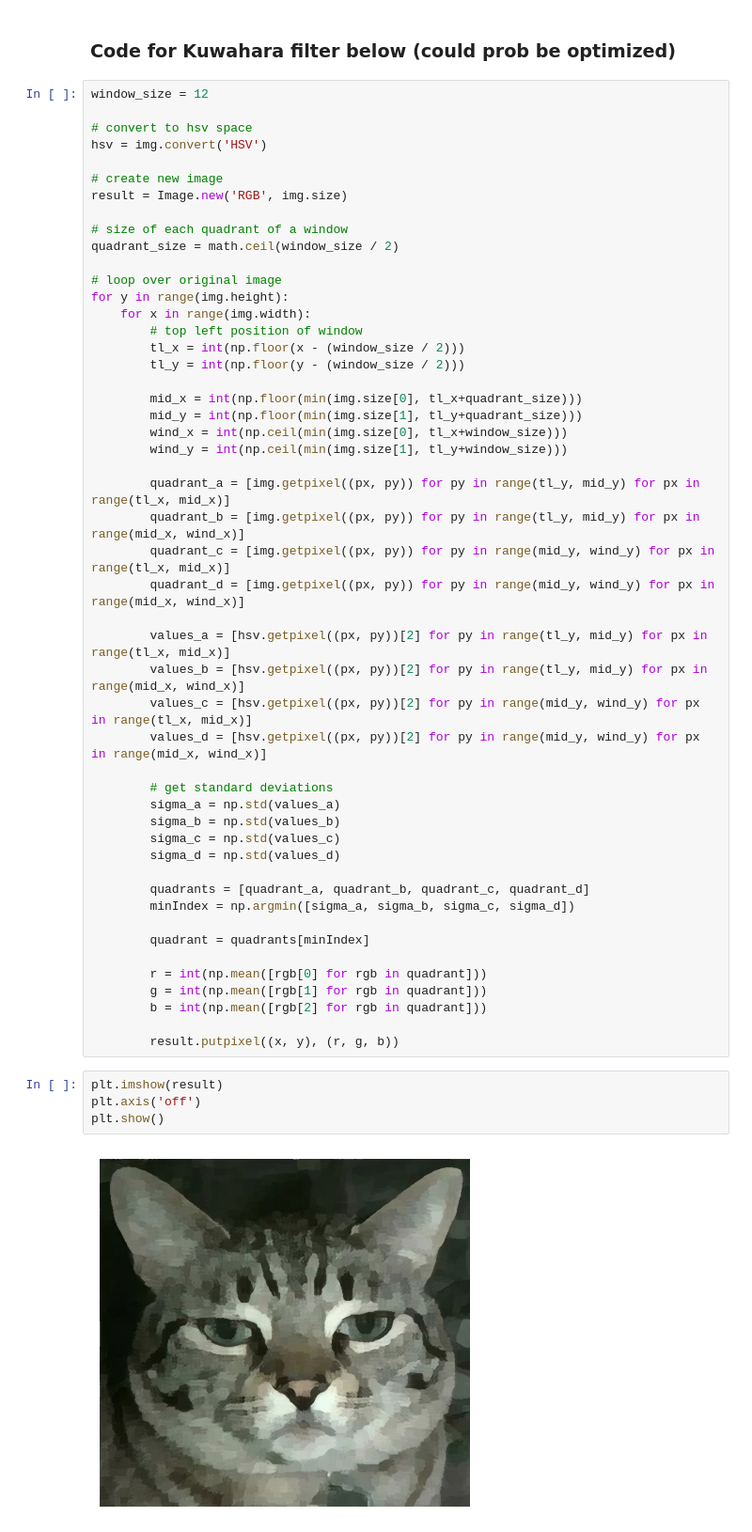
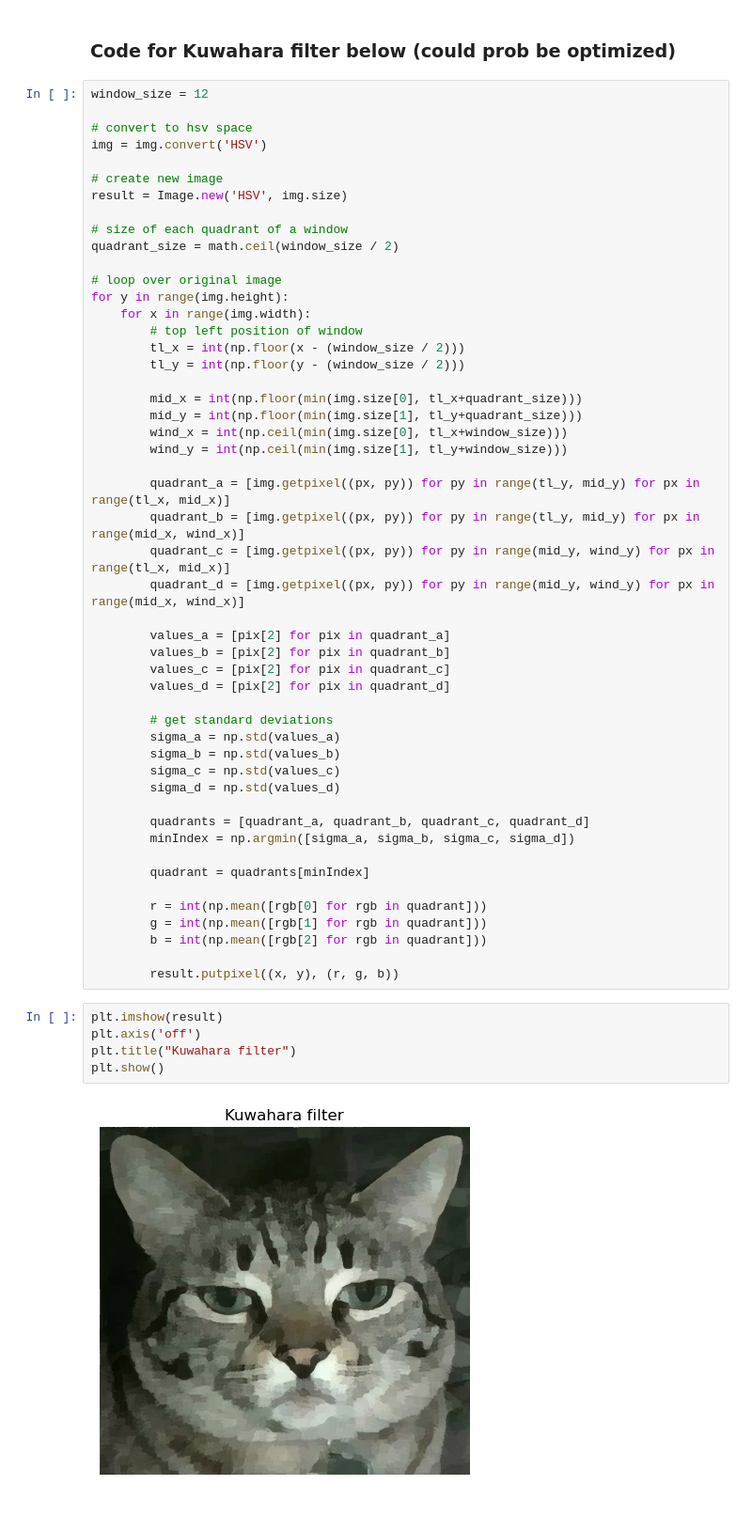
Before and after one commit to vivan-sinha/184-Final-Project, a Jupyter notebook: kuwahara/kuwahara.ipynb, the cells around one changed output. Shown: that part at 94% size. Saved outputs shown, nothing was run; the diff lists cells and outputs as text.

Commit message:
Minor Kuwahara edits

```diff
--- a/kuwahara/kuwahara.ipynb
+++ b/kuwahara/kuwahara.ipynb
@@ -17,10 +18,10 @@ plt.show()
 window_size = 12
 
 # convert to hsv space
-hsv = img.convert('HSV')
+img = img.convert('HSV')
 
 # create new image
-result = Image.new('RGB', img.size)
+result = Image.new('HSV', img.size)
 
 # size of each quadrant of a window
 quadrant_size = math.ceil(window_size / 2)
@@ -42,10 +43,10 @@ for y in range(img.height):
         quadrant_c = [img.getpixel((px, py)) for py in range(mid_y, wind_y) for px in range(tl_x, mid_x)]
         quadrant_d = [img.getpixel((px, py)) for py in range(mid_y, wind_y) for px in range(mid_x, wind_x)]
 
-        values_a = [hsv.getpixel((px, py))[2] for py in range(tl_y, mid_y) for px in range(tl_x, mid_x)]
-        values_b = [hsv.getpixel((px, py))[2] for py in range(tl_y, mid_y) for px in range(mid_x, wind_x)]
-        values_c = [hsv.getpixel((px, py))[2] for py in range(mid_y, wind_y) for px in range(tl_x, mid_x)]
-        values_d = [hsv.getpixel((px, py))[2] for py in range(mid_y, wind_y) for px in range(mid_x, wind_x)]
+        values_a = [pix[2] for pix in quadrant_a]
+        values_b = [pix[2] for pix in quadrant_b]
+        values_c = [pix[2] for pix in quadrant_c]
+        values_d = [pix[2] for pix in quadrant_d]
 
         # get standard deviations
         sigma_a = np.std(values_a)
@@ -66,6 +67,7 @@ for y in range(img.height):
 # %%
 plt.imshow(result)
 plt.axis('off')
+plt.title("Kuwahara filter")
 plt.show()
 # %% [output]
-[figure, old version]
+[figure, new version]
```
Also changed, not shown: parts of 1 cell of this notebook.
